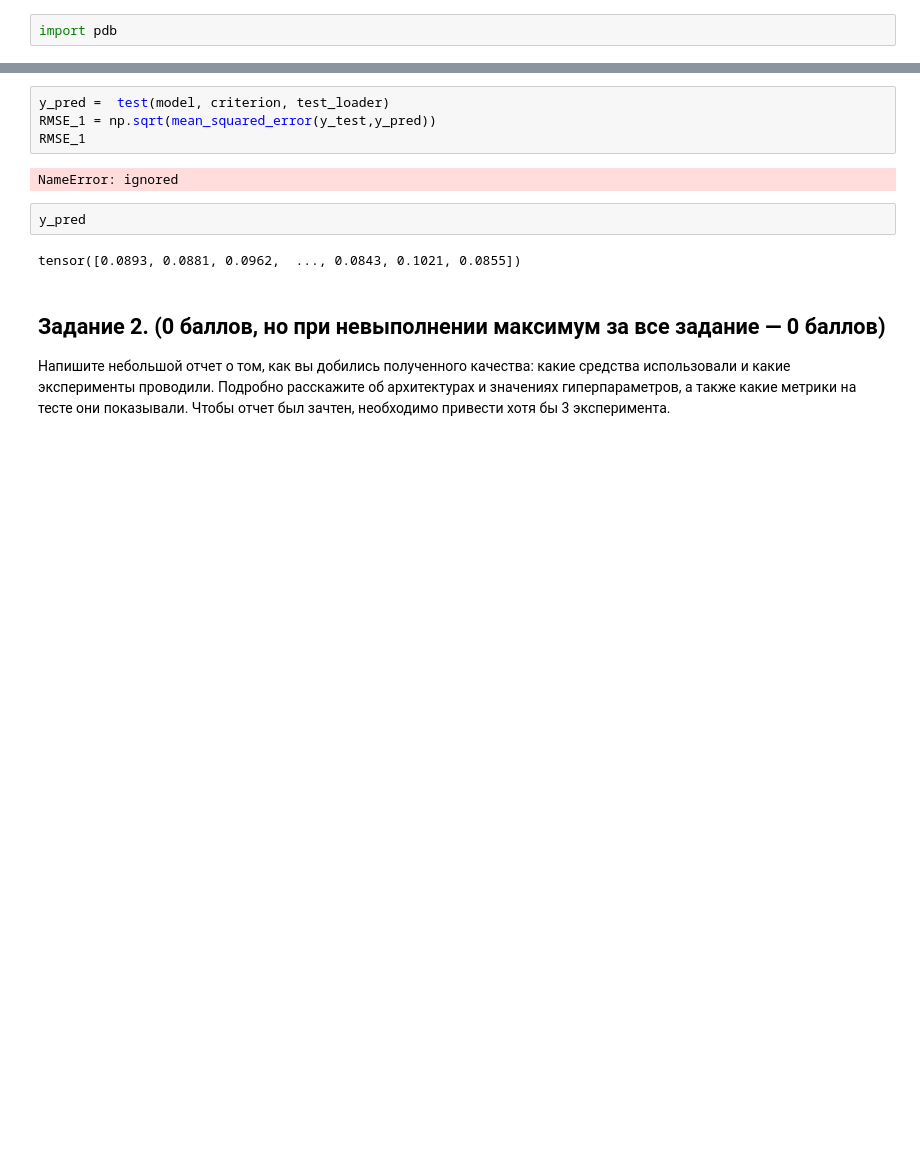
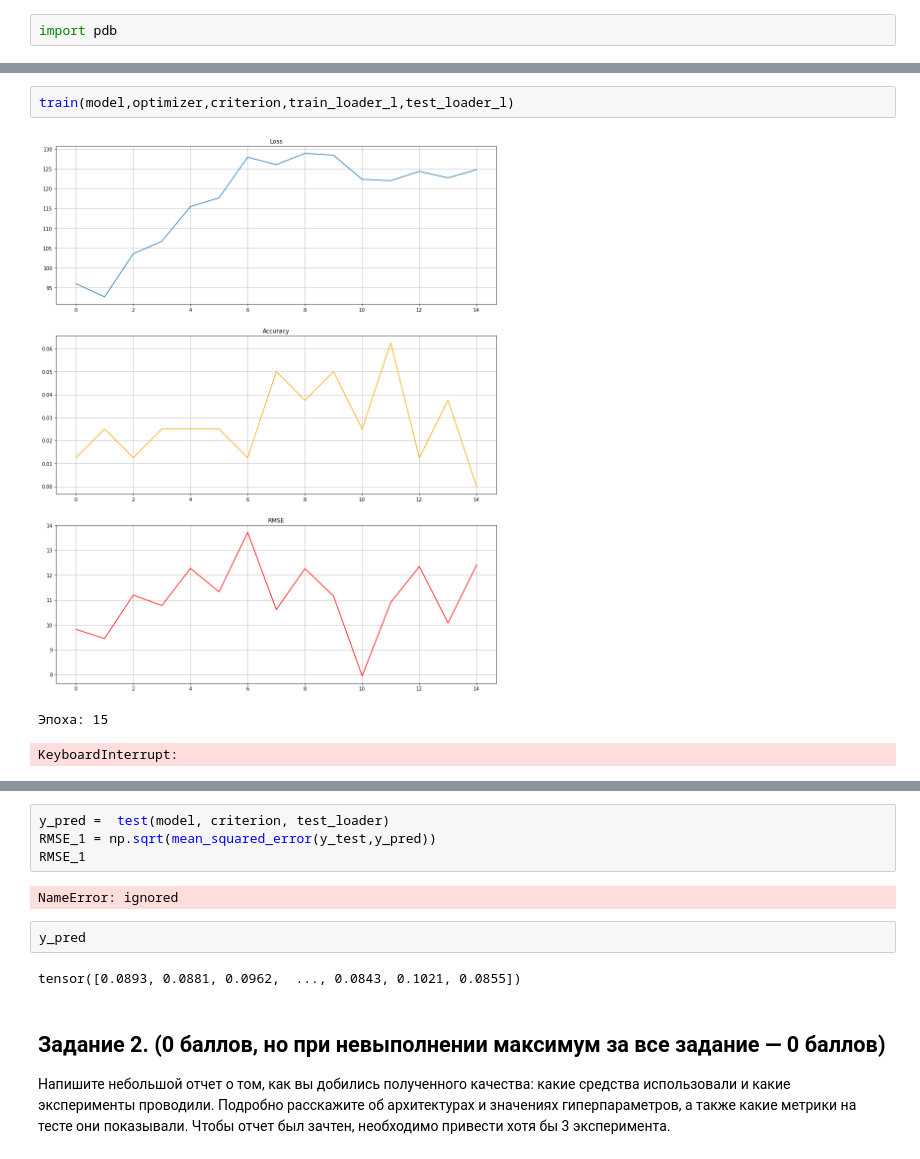
Before and after one commit to krottttt/iad, a Jupyter notebook: sem_3_hw_1/hw01_1.ipynb, the cells around one changed output, grey strips where cells are left out. Saved outputs shown, nothing was run; the diff lists cells and outputs as text; blank space fills up the shorter version.

```diff
--- a/sem_3_hw_1/hw01_1.ipynb
+++ b/sem_3_hw_1/hw01_1.ipynb
@@ -246,3 +314,9 @@ def test(model, criterion, test_loader):
+# %%
+train(model,optimizer,criterion,train_loader_l,test_loader_l)
+# %% [output]
+[figure, added]
+Эпоха: 15
+KeyboardInterrupt:
 # %%
 train(model,optimizer,criterion,train_loader,test_loader)
 # %% [output]
```
Also changed, not shown: parts of 12 cells of this notebook.
